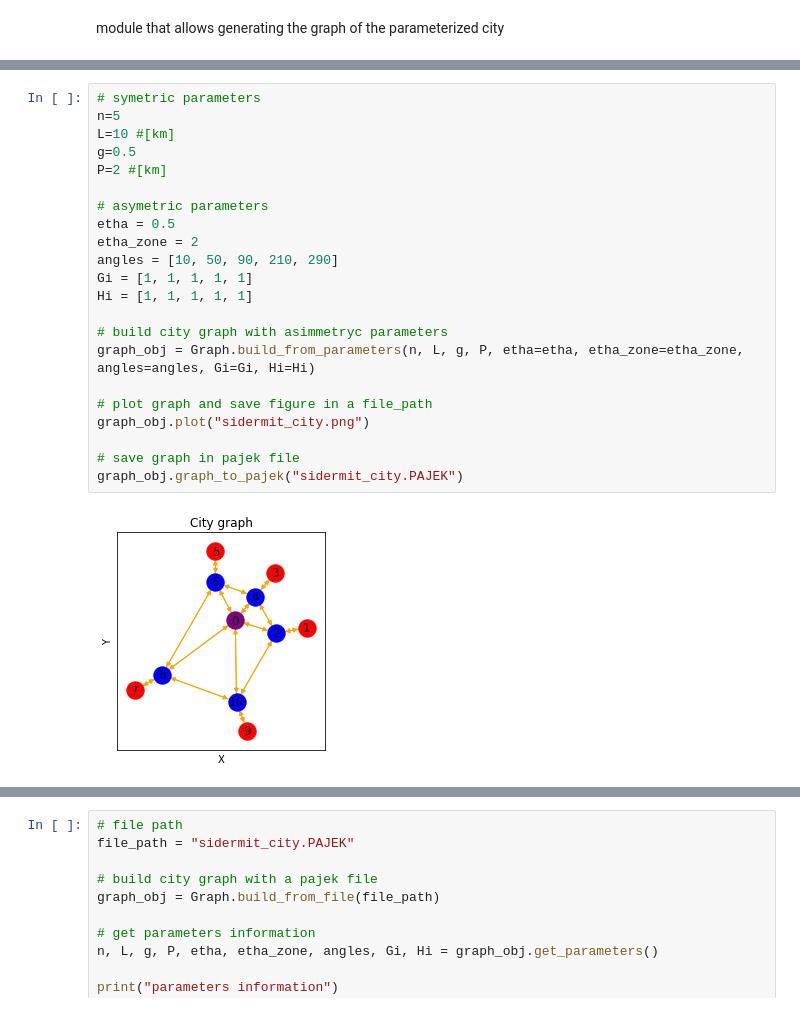
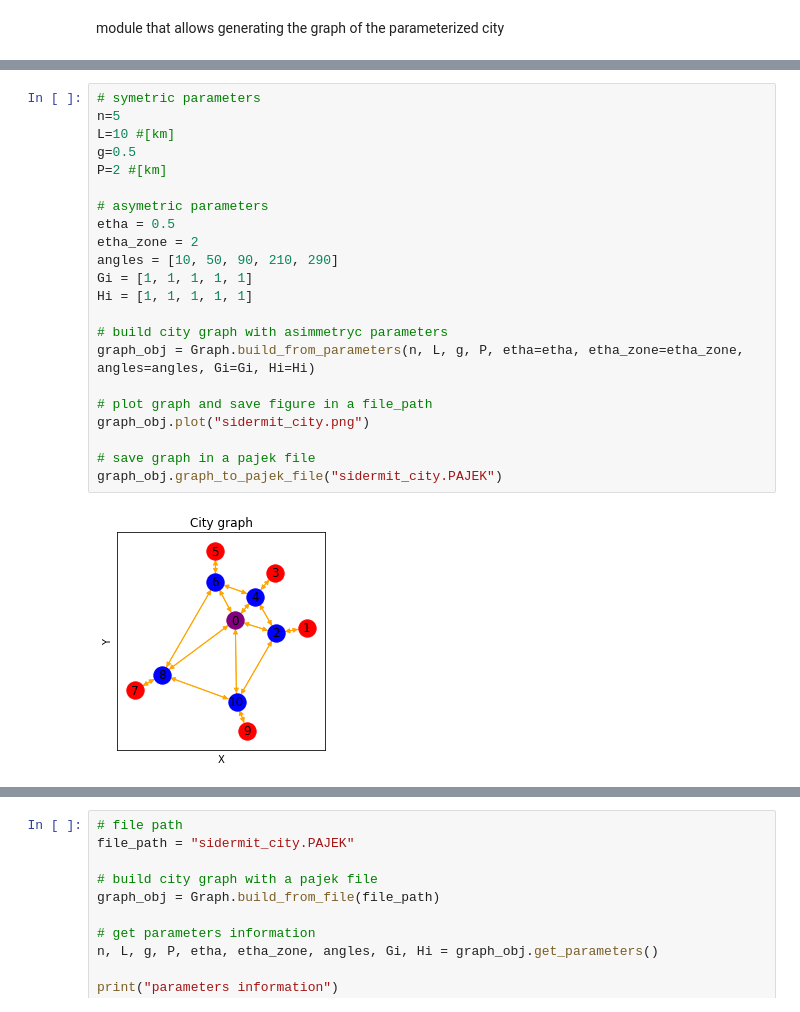
Before and after one commit to SIDERMIT/optimizer, a Jupyter notebook: examples/examples_sidermit.ipynb, the cells around one changed output, grey strips where cells are left out. Cells and saved outputs as stored; diff of their text form.

```diff
--- a/examples/examples_sidermit.ipynb
+++ b/examples/examples_sidermit.ipynb
@@ -22,27 +22,27 @@ graph_obj.plot("sidermit_city.png")
 # %%
 # symetric parameters
 n=5
 L=10 #[km]
 g=0.5
 P=2 #[km]
 
 # asymetric parameters
 etha = 0.5
 etha_zone = 2
 angles = [10, 50, 90, 210, 290]
 Gi = [1, 1, 1, 1, 1]
 Hi = [1, 1, 1, 1, 1]
 
 # build city graph with asimmetryc parameters
 graph_obj = Graph.build_from_parameters(n, L, g, P, etha=etha, etha_zone=etha_zone, angles=angles, Gi=Gi, Hi=Hi)
 
 # plot graph and save figure in a file_path
 graph_obj.plot("sidermit_city.png")
 
-# save graph in pajek file
-graph_obj.graph_to_pajek("sidermit_city.PAJEK")
+# save graph in a pajek file
+graph_obj.graph_to_pajek_file("sidermit_city.PAJEK")
 # %% [output]
-[figure, old version]
+[figure, new version]
 # %%
 # file path
 file_path = "sidermit_city.PAJEK"
```
Also changed, not shown: parts of 23 cells of this notebook, 1 other file.
